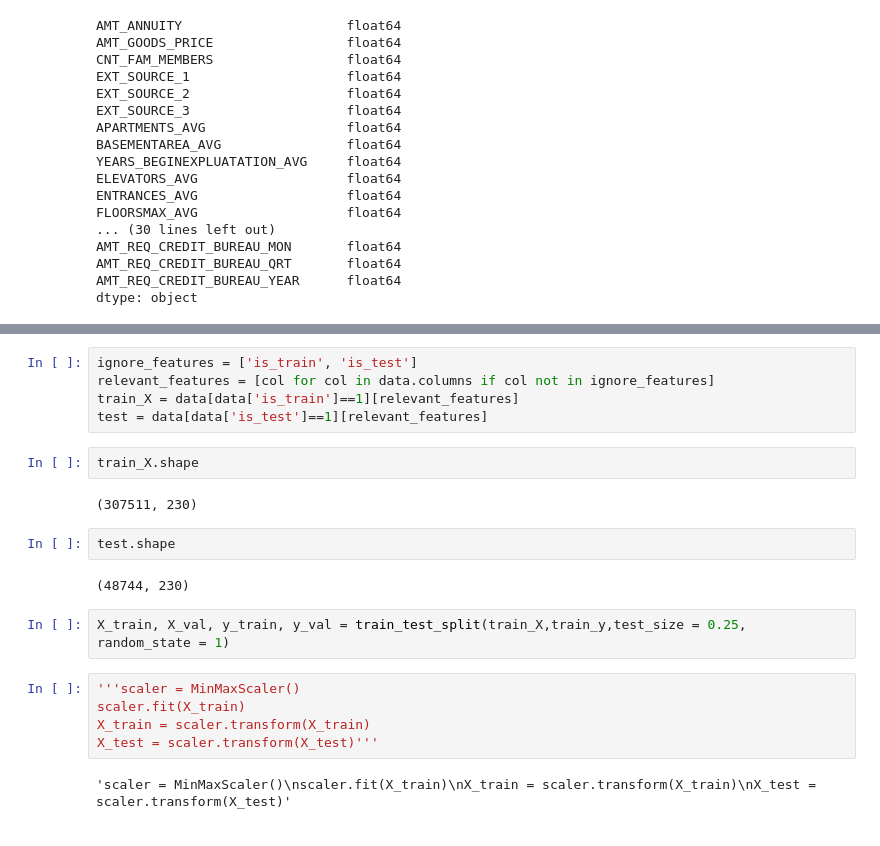
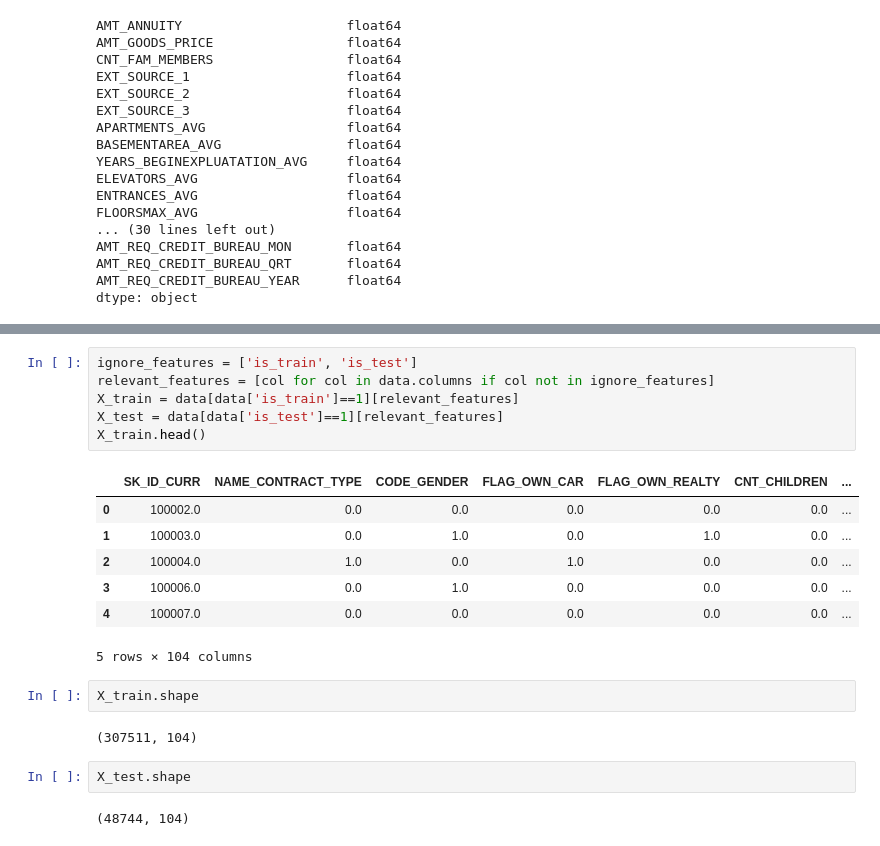
Before and after one commit to Edwardp17/home_credit, a Jupyter notebook: kaggle_home_credit.ipynb, the cells around one changed output, grey strips where cells are left out. Saved outputs shown, nothing was run; the diff lists cells and outputs as text.

```diff
--- a/kaggle_home_credit.ipynb
+++ b/kaggle_home_credit.ipynb
@@ -270,22 +281,22 @@ data.head()
 # %%
 ignore_features = ['is_train', 'is_test']
 relevant_features = [col for col in data.columns if col not in ignore_features]
-train_X = data[data['is_train']==1][relevant_features]
-test = data[data['is_test']==1][relevant_features]
+X_train = data[data['is_train']==1][relevant_features]
+X_test = data[data['is_test']==1][relevant_features]
+X_train.head()
+# %% [output]
+|  | SK_ID_CURR | NAME_CONTRACT_TYPE | CODE_GENDER | FLAG_OWN_CAR | FLAG_OWN_REALTY | CNT_CHILDREN | ... |
+| 0 | 100002.0 | 0.0 | 0.0 | 0.0 | 0.0 | 0.0 | ... |
+| 1 | 100003.0 | 0.0 | 1.0 | 0.0 | 1.0 | 0.0 | ... |
+| 2 | 100004.0 | 1.0 | 0.0 | 1.0 | 0.0 | 0.0 | ... |
+| 3 | 100006.0 | 0.0 | 1.0 | 0.0 | 0.0 | 0.0 | ... |
+| 4 | 100007.0 | 0.0 | 0.0 | 0.0 | 0.0 | 0.0 | ... |
+5 rows × 104 columns
 # %%
-train_X.shape
+X_train.shape
 # %% [output]
-(307511, 230)
+(307511, 104)
 # %%
-test.shape
+X_test.shape
 # %% [output]
-(48744, 230)
+(48744, 104)
-# %%
-X_train, X_val, y_train, y_val = train_test_split(train_X,train_y,test_size = 0.25, random_state = 1)
-# %%
-'''scaler = MinMaxScaler()
-scaler.fit(X_train)
-X_train = scaler.transform(X_train)
-X_test = scaler.transform(X_test)'''
-# %% [output]
-'scaler = MinMaxScaler()\nscaler.fit(X_train)\nX_train = scaler.transform(X_train)\nX_test = scaler.transform(X_test)'
```
Also changed, not shown: parts of 24 cells of this notebook.
